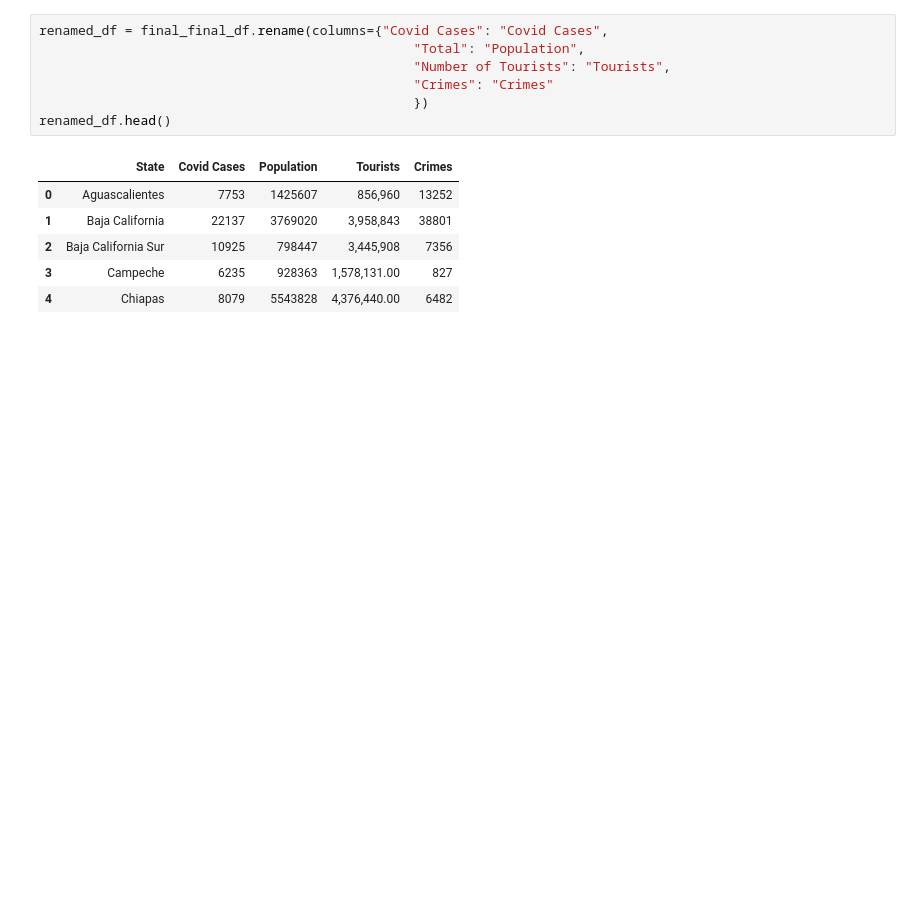
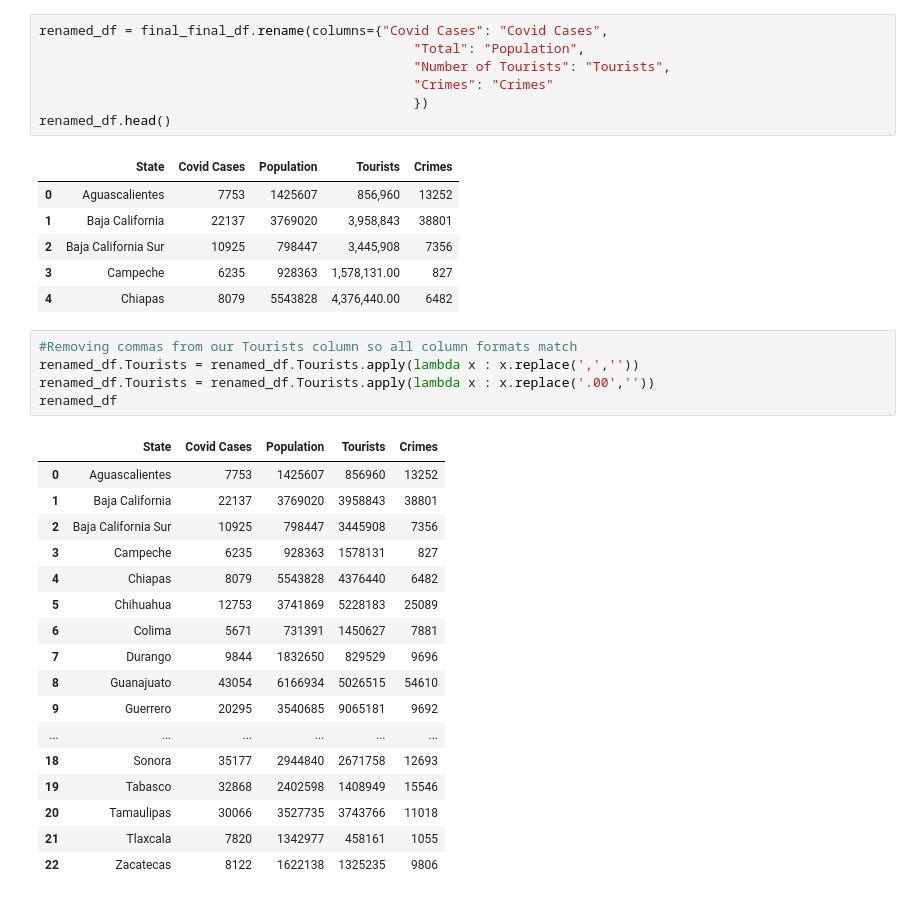
Before and after one commit to robmir22/Project1_Pygmalion, a Jupyter notebook: Project_Pygmalion.ipynb, the cells around one changed output. Saved outputs shown, nothing was run; the diff lists cells and outputs as text; blank space fills up the shorter version.

```diff
--- a/Project_Pygmalion.ipynb
+++ b/Project_Pygmalion.ipynb
@@ -212,3 +212,26 @@ renamed_df.head()
 | 2 | Baja California Sur | 10925 | 798447 | 3,445,908 | 7356 |
 | 3 | Campeche | 6235 | 928363 | 1,578,131.00 | 827 |
 | 4 | Chiapas | 8079 | 5543828 | 4,376,440.00 | 6482 |
+# %%
+#Removing commas from our Tourists column so all column formats match
+renamed_df.Tourists = renamed_df.Tourists.apply(lambda x : x.replace(',',''))
+renamed_df.Tourists = renamed_df.Tourists.apply(lambda x : x.replace('.00',''))
+renamed_df
+# %% [output]
+|  | State | Covid Cases | Population | Tourists | Crimes |
+| 0 | Aguascalientes | 7753 | 1425607 | 856960 | 13252 |
+| 1 | Baja California | 22137 | 3769020 | 3958843 | 38801 |
+| 2 | Baja California Sur | 10925 | 798447 | 3445908 | 7356 |
+| 3 | Campeche | 6235 | 928363 | 1578131 | 827 |
+| 4 | Chiapas | 8079 | 5543828 | 4376440 | 6482 |
+| 5 | Chihuahua | 12753 | 3741869 | 5228183 | 25089 |
+| 6 | Colima | 5671 | 731391 | 1450627 | 7881 |
+| 7 | Durango | 9844 | 1832650 | 829529 | 9696 |
+| 8 | Guanajuato | 43054 | 6166934 | 5026515 | 54610 |
+| 9 | Guerrero | 20295 | 3540685 | 9065181 | 9692 |
+| ... | ... | ... | ... | ... | ... |
+| 18 | Sonora | 35177 | 2944840 | 2671758 | 12693 |
+| 19 | Tabasco | 32868 | 2402598 | 1408949 | 15546 |
+| 20 | Tamaulipas | 30066 | 3527735 | 3743766 | 11018 |
+| 21 | Tlaxcala | 7820 | 1342977 | 458161 | 1055 |
+| 22 | Zacatecas | 8122 | 1622138 | 1325235 | 9806 |
```
Also changed, not shown: parts of 15 cells of this notebook.
